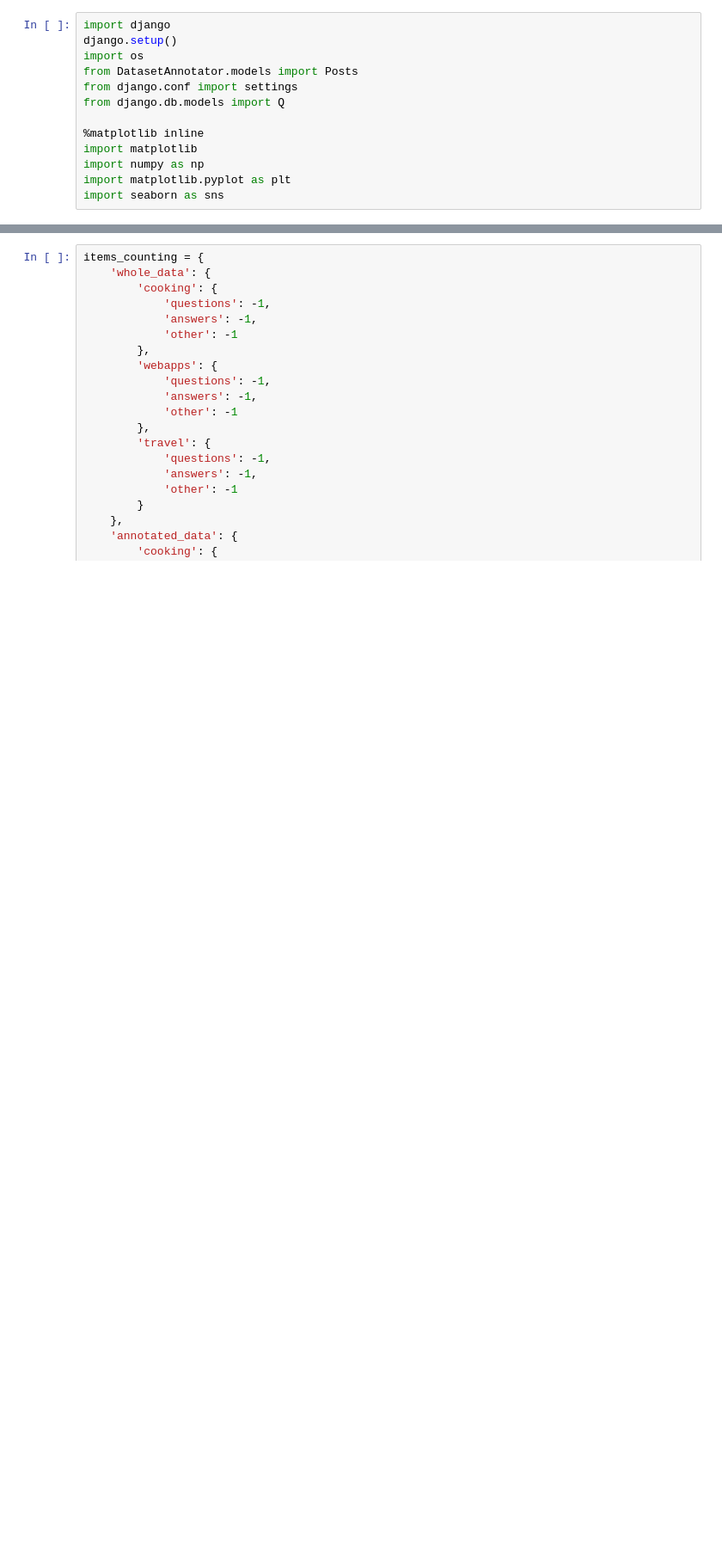
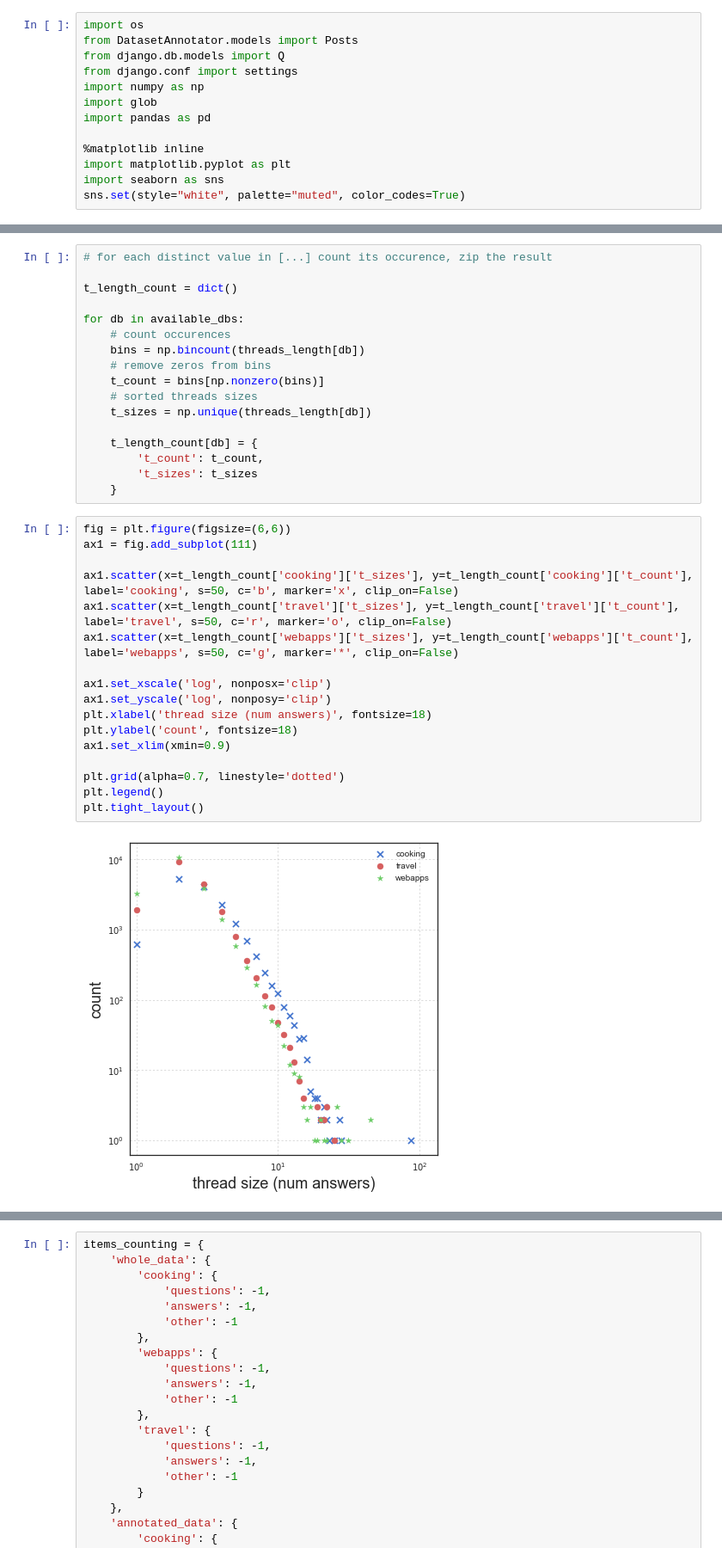
Before and after one commit to enricorotundo/StackexchangeDatadumpQualityAnnotator, a Jupyter notebook: Analysis/pre-analysis.ipynb, the cells around one changed output, grey strips where cells are left out. Shown at 86% size. Drawn from its saved outputs; the diff is of its cells as text; blank space fills up the shorter version.

Commit message:
notebook with plots

```diff
--- a/Analysis/pre-analysis.ipynb
+++ b/Analysis/pre-analysis.ipynb
@@ -1,14 +4,14 @@
 # %%
-import django
-django.setup()
 import os
 from DatasetAnnotator.models import Posts
+from django.db.models import Q
 from django.conf import settings
-from django.db.models import Q
+import numpy as np
+import glob
+import pandas as pd
 
 %matplotlib inline
-import matplotlib
-import numpy as np
 import matplotlib.pyplot as plt
 import seaborn as sns
+sns.set(style="white", palette="muted", color_codes=True)
 # %% [markdown]
@@ -39,0 +44,36 @@ for db in available_dbs:
+# %%
+# for each distinct value in [...] count its occurence, zip the result
+
+t_length_count = dict()
+
+for db in available_dbs:
+    # count occurences
+    bins = np.bincount(threads_length[db])
+    # remove zeros from bins
+    t_count = bins[np.nonzero(bins)]
+    # sorted threads sizes
+    t_sizes = np.unique(threads_length[db])
+
+    t_length_count[db] = {
+        't_count': t_count,
+        't_sizes': t_sizes
+    }
+# %%
+fig = plt.figure(figsize=(6,6))
+ax1 = fig.add_subplot(111)
+
+ax1.scatter(x=t_length_count['cooking']['t_sizes'], y=t_length_count['cooking']['t_count'], label='cooking', s=50, c='b', marker='x', clip_on=False)
+ax1.scatter(x=t_length_count['travel']['t_sizes'], y=t_length_count['travel']['t_count'], label='travel', s=50, c='r', marker='o', clip_on=False)
+ax1.scatter(x=t_length_count['webapps']['t_sizes'], y=t_length_count['webapps']['t_count'], label='webapps', s=50, c='g', marker='*', clip_on=False)
+
+ax1.set_xscale('log', nonposx='clip')
+ax1.set_yscale('log', nonposy='clip')
+plt.xlabel('thread size (num answers)', fontsize=18)
+plt.ylabel('count', fontsize=18)
+ax1.set_xlim(xmin=0.9)
+
+plt.grid(alpha=0.7, linestyle='dotted')
+plt.legend()
+plt.tight_layout()
+# %% [output]
+[figure, added]
```
Also changed, not shown: parts of 10 cells of this notebook, 5 other files.
